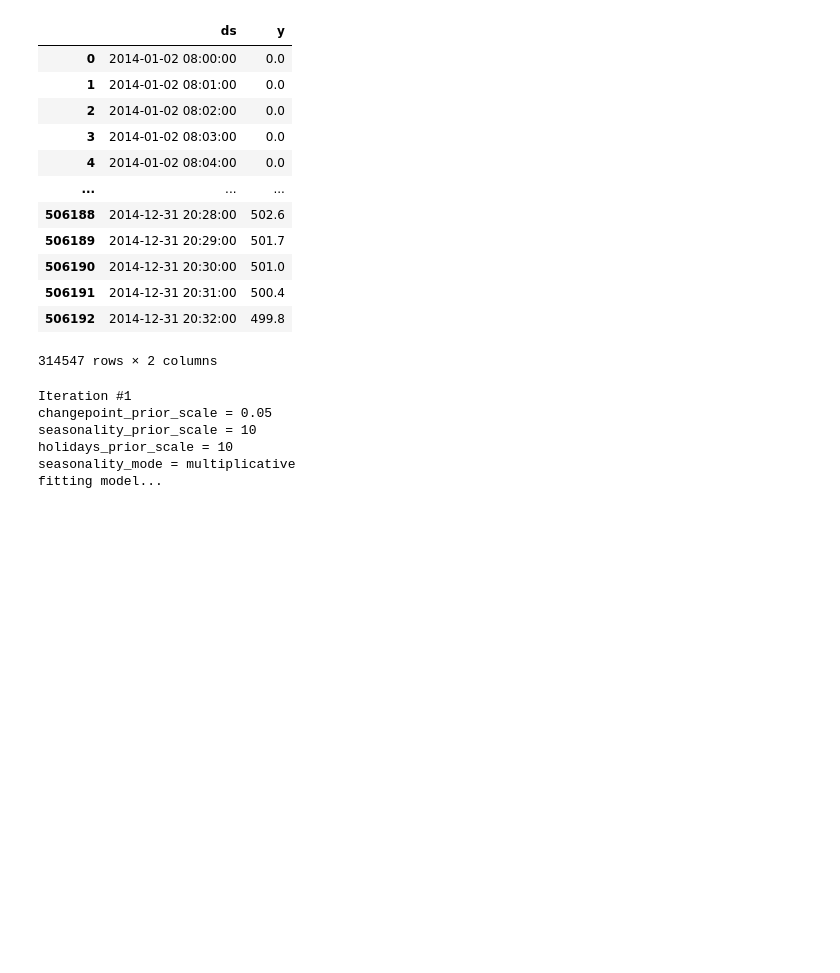
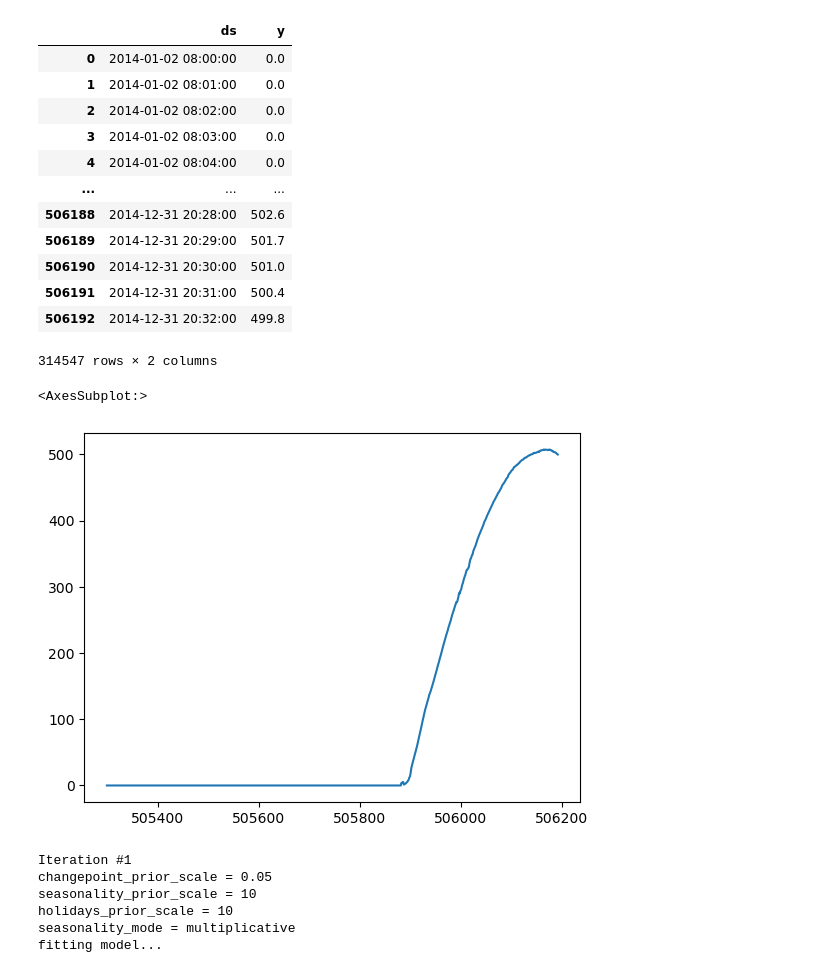
Before and after one commit to Adamouization/Solar-Irradiance-Forecasting, a Jupyter notebook: src/notebooks/3a_Prophet.ipynb, the cells around one changed output. Cells and saved outputs as stored; diff of their text form; code cells hidden in the pictures; blank space fills up the shorter version.

```diff
--- a/src/Prophet.ipynb
+++ b/src/notebooks/3a_Prophet.ipynb
@@ -27,7 +27,7 @@ The autoreload extension is already loaded. To reload it, use:
 # %% [markdown]
 Load CSV file that contains GHI
 # %%
-df = pd.read_csv("../data/Folsom_irradiance.csv", infer_datetime_format=True)
+df = pd.read_csv("../../data/Folsom_irradiance.csv", infer_datetime_format=True)
 df
 # %% [output]
 |  | timeStamp | ghi | dni | dhi |
@@ -171,6 +171,11 @@ df_train_2014
 | 506191 | 2014-12-31 20:31:00 | 500.4 |
 | 506192 | 2014-12-31 20:32:00 | 499.8 |
 314547 rows × 2 columns
+# %%
+df_train[(df_train["ds"] > "2014-12-31") & (df_train["ds"] <= "2015-01-01")].y.plot()
+# %% [output]
+<AxesSubplot:>
+[figure, added]
 # %%
 # Initialize lists to store hyperparameter combinations and corresponding MAE
 hyperparameters = []
```
Also changed, not shown: parts of 6 cells of this notebook, 5 other files.
